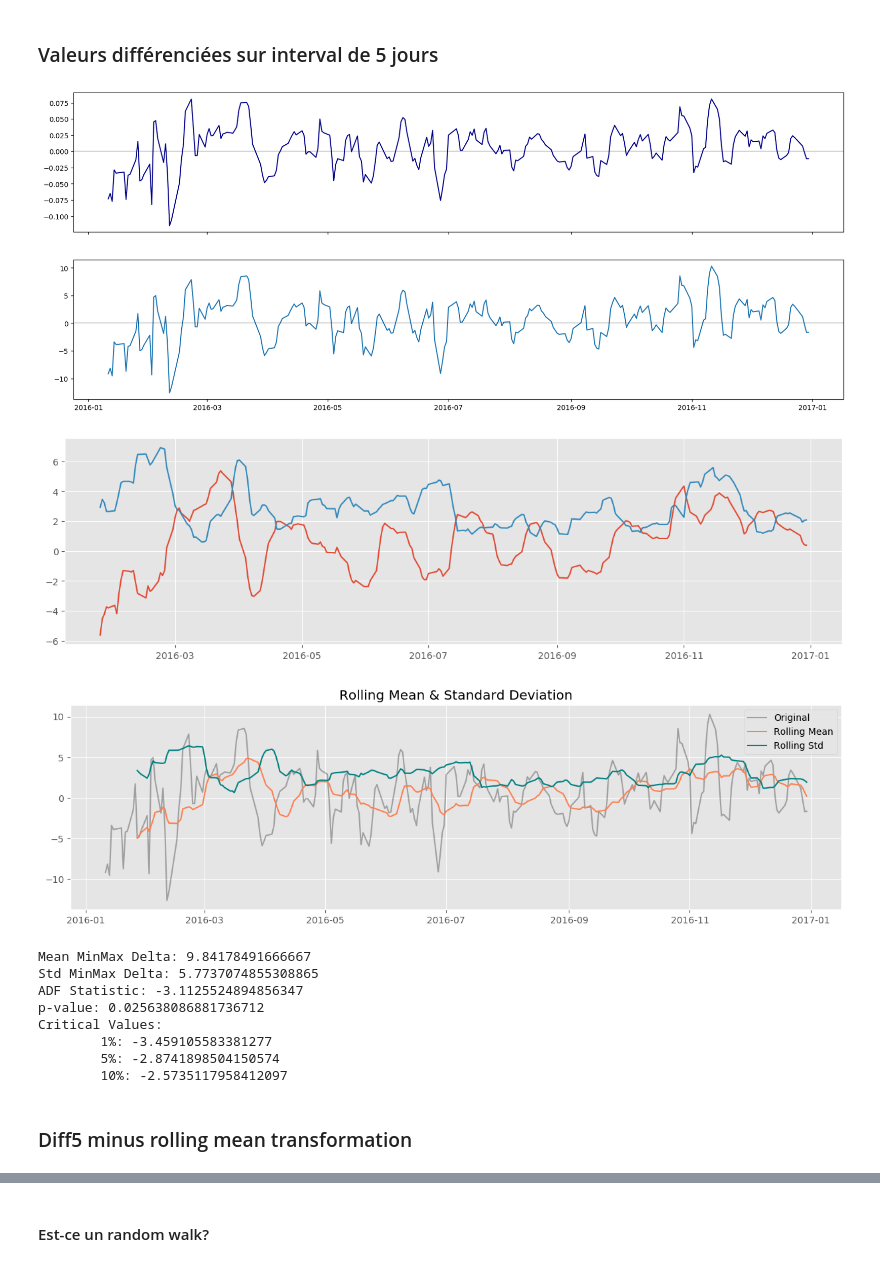
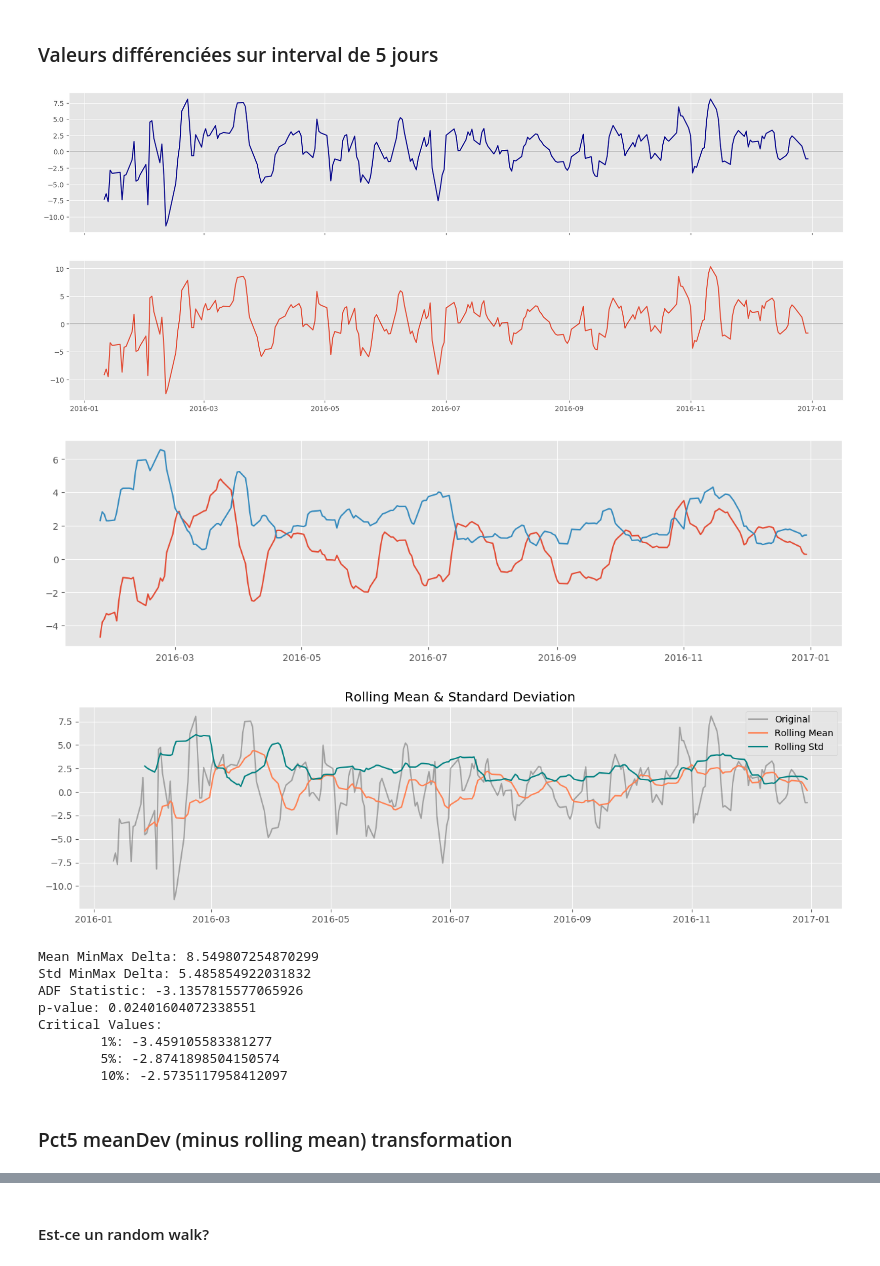
Before and after one commit to joboll/finboys, a Jupyter notebook: Boing.ipynb, the cells around one changed output, grey strips where cells are left out. Drawn from its saved outputs; the diff is of its cells as text; code cells hidden in the pictures.

```diff
--- a/Boing.ipynb
+++ b/Boing.ipynb
@@ -231,39 +310,40 @@ plot_corr_function(BA_2016_diff4)
 # %%
 BA_2016_diff5 = BA_2016['Adj Close'].diff(5)
 BA_2016_diff5.dropna(inplace= True)
-BA_2016_pct5 = BA_2016['Adj Close'].pct_change(5)
+# Tranform to stationary returns with seasonal of 5
+BA_2016_pct5 = BA_2016['Adj Close'].pct_change(5)*100
 BA_2016_pct5.dropna(inplace= True)
 
 fig, ax = plt.subplots(2, 1, sharex= True, figsize= [20, 8])
 plt.style.use("ggplot")
 
 _ = ax[0].plot(BA_2016_pct5.index, BA_2016_pct5, color= 'darkblue')
 _ = ax[1].plot(BA_2016_diff5.index, BA_2016_diff5)
 _ = ax[0].axhline(y= 0, linestyle='-', color='k', alpha= 0.2)
 _ = ax[1].axhline(y= 0, linestyle='-', color='k', alpha= 0.2)
 # %% [output]
-[figure, old version]
+[figure, new version]
 # %%
 # See get_stationarity function below for more complete output.
-BA_2016_diff5_ravg = BA_2016_diff5.rolling(10).mean()
-BA_2016_diff5_rstd = BA_2016_diff5.rolling(10).std()
+BA_2016_pct5_ravg = BA_2016_pct5.rolling(10).mean()
+BA_2016_pct5_rstd = BA_2016_pct5.rolling(10).std()
 fig= plt.figure(figsize= (15, 4))
-_ = plt.plot(BA_2016_diff5_ravg)
-_ = plt.plot(BA_2016_diff5_rstd)
+_ = plt.plot(BA_2016_pct5_ravg)
+_ = plt.plot(BA_2016_pct5_rstd)
 # %% [output]
-[figure, old version]
+[figure, new version]
 # %%
-get_stationarity(BA_2016_diff5)
+get_stationarity(BA_2016_pct5)
 # %% [output]
-[figure, old version]
+[figure, new version]
-Mean MinMax Delta: 9.84178491666667
-Std MinMax Delta: 5.7737074855308865
-ADF Statistic: -3.1125524894856347
-p-value: 0.025638086881736712
+Mean MinMax Delta: 8.549807254870299
+Std MinMax Delta: 5.485854922031832
+ADF Statistic: -3.1357815577065926
+p-value: 0.02401604072338551
 Critical Values:
         1%: -3.459105583381277
         5%: -2.8741898504150574
         10%: -2.5735117958412097
 # %% [markdown]
-### Diff5 minus rolling mean transformation
+### Pct5 meanDev (minus rolling mean) transformation
 # %%
```
Also changed, not shown: parts of 180 cells of this notebook.
